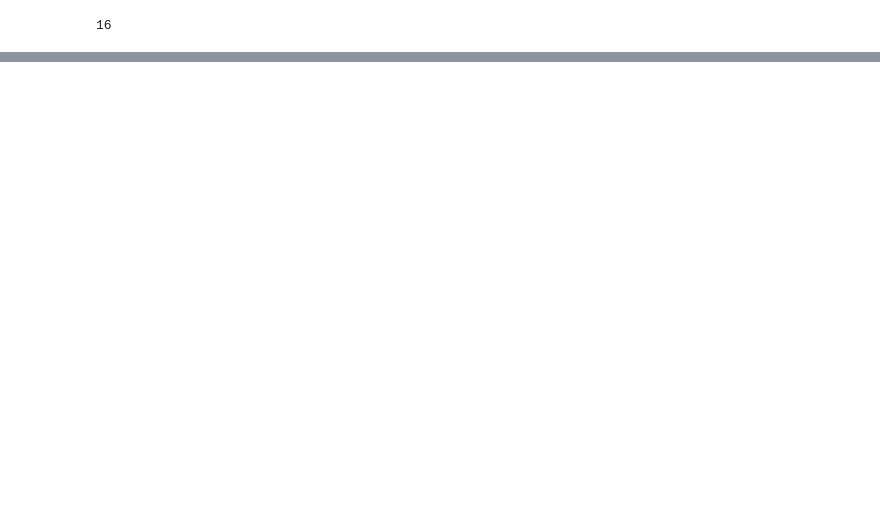
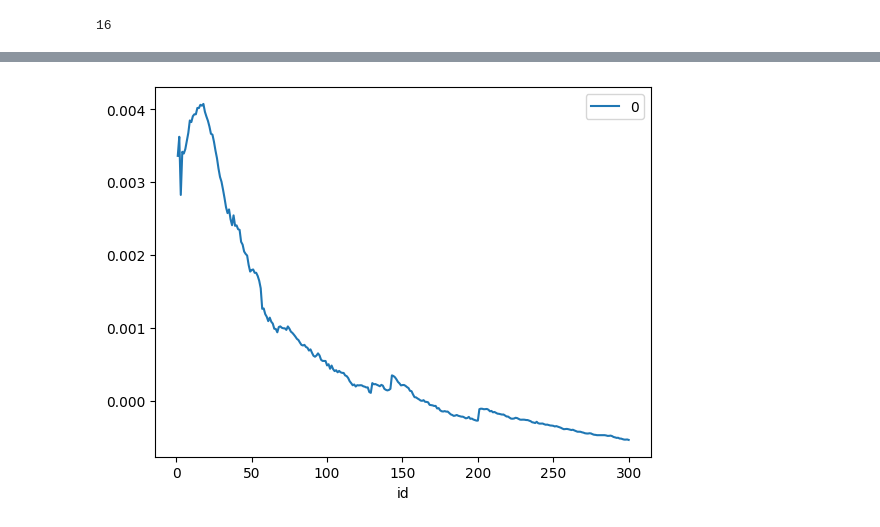
Before and after one commit to mardoniofranca/canoa, a Jupyter notebook: tupa/ya.ipynb, the cells around one changed output, grey strips where cells are left out. Saved outputs shown, nothing was run; the diff lists cells and outputs as text; code cells hidden in the pictures; blank space fills up the shorter version.

```diff
--- a/tupa/ya.ipynb
+++ b/tupa/ya.ipynb
@@ -172,0 +228,5 @@ len(bias_list)
+# %%
+real_df.plot('id',y=[0])
+plt.show()
+# %% [output]
+[figure, added]
```
Also changed, not shown: parts of 47 cells of this notebook, 1 other file.
